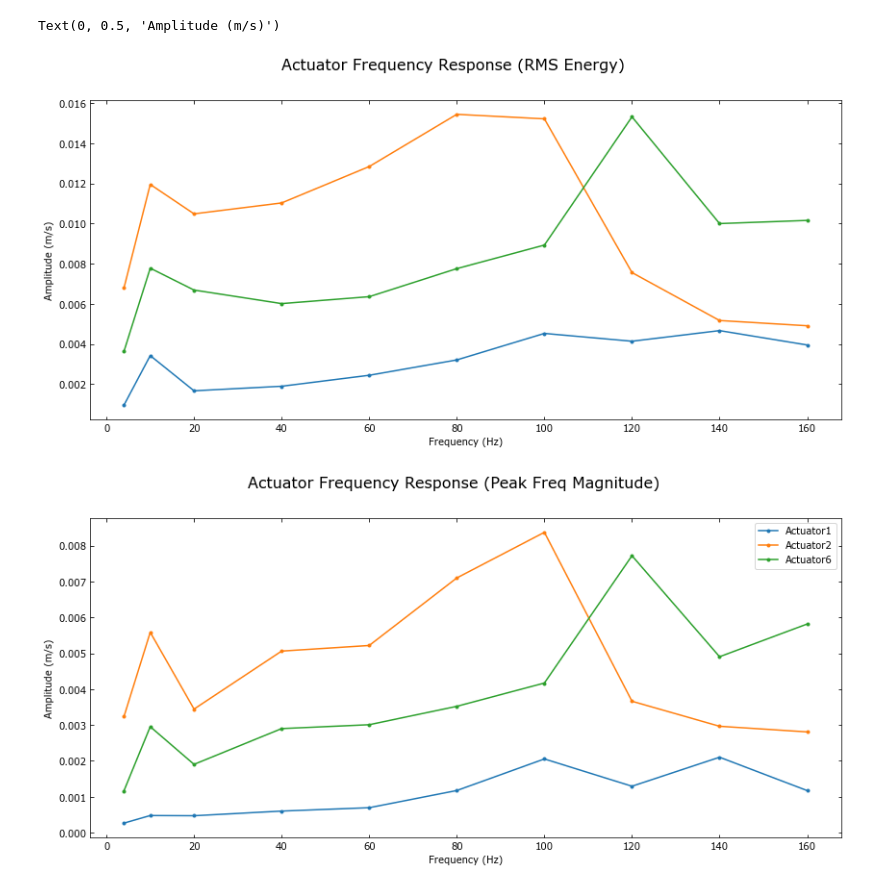
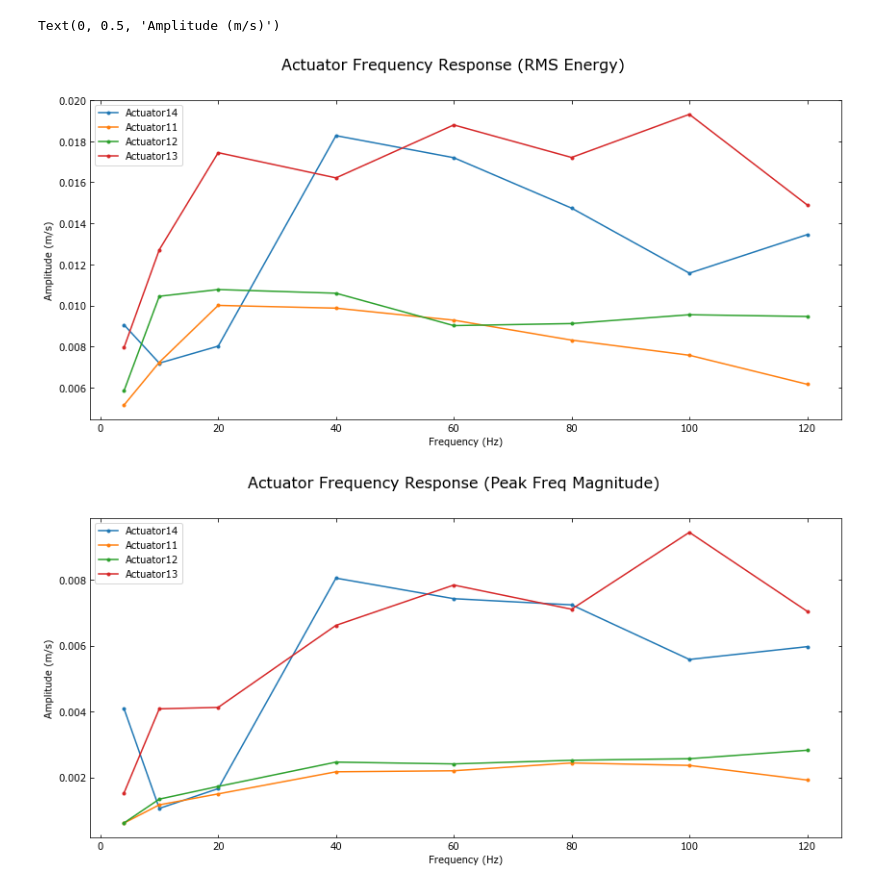
Before and after one commit to maxwellre/pycode, a Jupyter notebook: SkinVibrationExp/SoftActuator.ipynb, the cells around one changed output. Drawn from its saved outputs; the diff is of its cells as text; code cells hidden in the pictures.

```diff
--- a/SkinVibrationExp/SoftActuator.ipynb
+++ b/SkinVibrationExp/SoftActuator.ipynb
@@ -136,7 +136,8 @@ def sinSignal(sinFreq=250, sinDuration=6.0, Fs=48000, isUnipolar=False, complete
 Analysis of Laser Vibrometer Measurement (Added on 2023.01.19)
 '''
 # DataPath = './SoftActuator202301'
-DataPath = './FreqResponseData20230127'
+# DataPath = './FreqResponseData20230127'
+DataPath = './FreqResponseData20230207'
 
 # VibroGo data format
 VibroGoHeadRowIndex = 3
@@ -262,48 +263,77 @@ def dataMean(df, selectFreq):
             peakFreqMagMean.append(None)
     return rmsEnergyMean, peakFreqMagMean
 
-selectFreq = [4, 10, 20, 40, 60, 80, 100, 120, 140, 160]
+selectFreq = [4, 10, 20, 40, 60, 80, 100, 120]
 
 
 ''' Compare spectrum '''
 ax0,fig0 = aPlot(figName='Actuator Frequency Response (RMS Energy)')
 # fig0.set_figuresize((14,3))
 ax1,fig1 = aPlot(figName='Actuator Frequency Response (Peak Freq Magnitude)')
 
-rmsEnergyMean, peakFreqMagMean = dataMean(FSdata.loc[FSdata['ActuatorName'] == 'Actuator1L20W15'], selectFreq)
-ax0.plot(selectFreq, rmsEnergyMean, '.-', label='Actuator1')
-ax1.plot(selectFreq, peakFreqMagMean, '.-', label='Actuator1')
-plt.legend(['Actuator1','Actuator2'])
+# rmsEnergyMean, peakFreqMagMean = dataMean(FSdata.loc[FSdata['ActuatorName'] == 'Actuator1L20W15'], selectFreq)
+# ax0.plot(selectFreq, rmsEnergyMean, '.-', label='Actuator1')
+# ax1.plot(selectFreq, peakFreqMagMean, '.-', label='Actuator1')
+# plt.legend(['Actuator1','Actuator2'])
 
-rmsEnergyMean, peakFreqMagMean = dataMean(FSdata.loc[FSdata['ActuatorName'] == 'Actuator2L20W20'], selectFreq)
-ax0.plot(selectFreq, rmsEnergyMean, '.-', label='Actuator2')
-ax1.plot(selectFreq, peakFreqMagMean, '.-', label='Actuator2')
+# rmsEnergyMean, peakFreqMagMean = dataMean(FSdata.loc[FSdata['ActuatorName'] == 'Actuator2L20W20'], selectFreq)
+# ax0.plot(selectFreq, rmsEnergyMean, '.-', label='Actuator2')
+# ax1.plot(selectFreq, peakFreqMagMean, '.-', label='Actuator2')
 
 # rmsEnergyMean, peakFreqMagMean = dataMean(FSdata.loc[FSdata['ActuatorName'] == 'Actuator3L20W20'], selectFreq)
 # ax0.plot(selectFreq, rmsEnergyMean, '.-', label='Actuator3')
 # ax1.plot(selectFreq, peakFreqMagMean, '.-', label='Actuator3')
 
 # rmsEnergyMean, peakFreqMagMean = dataMean(FSdata.loc[FSdata['ActuatorName'] == 'Actuator4L20W20'], selectFreq)
 # ax0.plot(selectFreq, rmsEnergyMean, '.-', label='Actuator4')
 # ax1.plot(selectFreq, peakFreqMagMean, '.-', label='Actuator4')
 
 # rmsEnergyMean, peakFreqMagMean = dataMean(FSdata.loc[FSdata['ActuatorName'] == 'Actuator5L20W15'], selectFreq)
 # ax0.plot(selectFreq, rmsEnergyMean, '.-', label='Actuator5')
 # ax1.plot(selectFreq, peakFreqMagMean, '.-', label='Actuator5')
 
-rmsEnergyMean, peakFreqMagMean = dataMean(FSdata.loc[FSdata['ActuatorName'] == 'Actuator6L20W15'], selectFreq)
-ax0.plot(selectFreq, rmsEnergyMean, '.-', label='Actuator6')
-ax1.plot(selectFreq, peakFreqMagMean, '.-', label='Actuator6')
+# rmsEnergyMean, peakFreqMagMean = dataMean(FSdata.loc[FSdata['ActuatorName'] == 'Actuator6L20W15'], selectFreq)
+# ax0.plot(selectFreq, rmsEnergyMean, '.-', label='Actuator6')
+# ax1.plot(selectFreq, peakFreqMagMean, '.-', label='Actuator6')
 
-plt.legend();
+# rmsEnergyMean, peakFreqMagMean = dataMean(FSdata.loc[FSdata['ActuatorName'] == 'Actuator7L20W15'], selectFreq)
+# ax0.plot(selectFreq, rmsEnergyMean, '.-', label='Actuator7')
+# ax1.plot(selectFreq, peakFreqMagMean, '.-', label='Actuator7')
+
+rmsEnergyMean, peakFreqMagMean = dataMean(FSdata.loc[FSdata['ActuatorName'] == 'Actuator14L20W15'], selectFreq)
+ax0.plot(selectFreq, rmsEnergyMean, '.-', label='Actuator14')
+ax1.plot(selectFreq, peakFreqMagMean, '.-', label='Actuator14')
+
+# rmsEnergyMean, peakFreqMagMean = dataMean(FSdata.loc[FSdata['ActuatorName'] == 'Actuator9L20W15'], selectFreq)
+# ax0.plot(selectFreq, rmsEnergyMean, '.-', label='Actuator9')
+# ax1.plot(selectFreq, peakFreqMagMean, '.-', label='Actuator9')
+
+# rmsEnergyMean, peakFreqMagMean = dataMean(FSdata.loc[FSdata['ActuatorName'] == 'Actuator10L20W15'], selectFreq)
+# ax0.plot(selectFreq, rmsEnergyMean, '.-', label='Actuator10')
+# ax1.plot(selectFreq, peakFreqMagMean, '.-', label='Actuator10')
+
+rmsEnergyMean, peakFreqMagMean = dataMean(FSdata.loc[FSdata['ActuatorName'] == 'Actuator11L20W15'], selectFreq)
+ax0.plot(selectFreq, rmsEnergyMean, '.-', label='Actuator11')
+ax1.plot(selectFreq, peakFreqMagMean, '.-', label='Actuator11')
+
+rmsEnergyMean, peakFreqMagMean = dataMean(FSdata.loc[FSdata['ActuatorName'] == 'Actuator12L20W15'], selectFreq)
+ax0.plot(selectFreq, rmsEnergyMean, '.-', label='Actuator12')
+ax1.plot(selectFreq, peakFreqMagMean, '.-', label='Actuator12')
+
+rmsEnergyMean, peakFreqMagMean = dataMean(FSdata.loc[FSdata['ActuatorName'] == 'Actuator13L20W15'], selectFreq)
+ax0.plot(selectFreq, rmsEnergyMean, '.-', label='Actuator13')
+ax1.plot(selectFreq, peakFreqMagMean, '.-', label='Actuator13')
+
+ax0.legend();
+ax1.legend();
 
 ax0.set_xlabel('Frequency (Hz)')
 ax0.set_ylabel('Amplitude (m/s)')
 ax1.set_xlabel('Frequency (Hz)')
 ax1.set_ylabel('Amplitude (m/s)')
 
 # ax.set_ylim([-40, 0]);
 # %% [output]
 Text(0, 0.5, 'Amplitude (m/s)')
-[figure, old version]
+[figure, new version]
-[figure, old version]
+[figure, new version]
```
Also changed, not shown: parts of 1 cell of this notebook, 2 other files.
